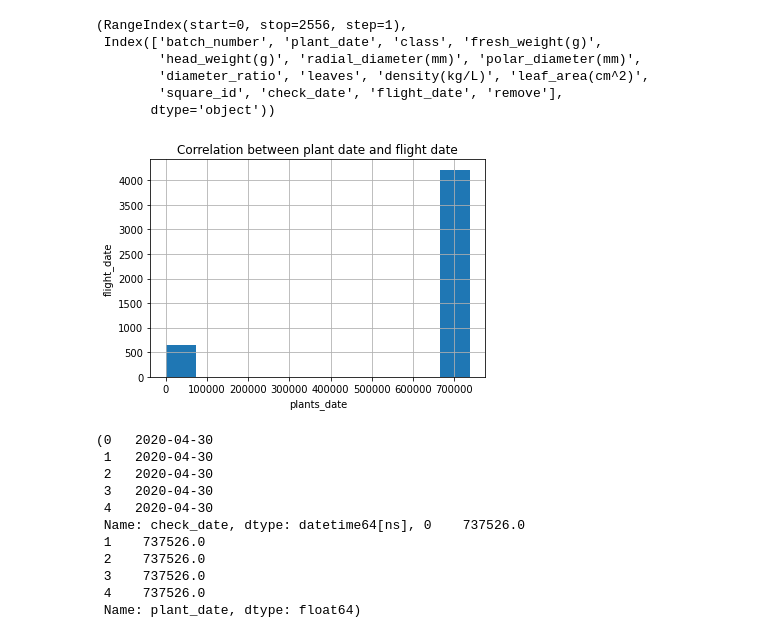
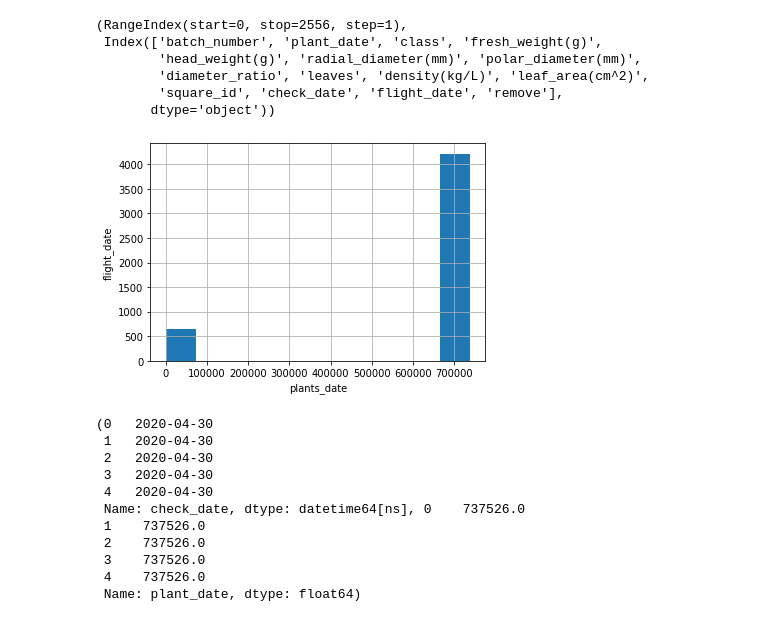
Before and after one commit to cyberanalyst268/Data-Science-and-Decision-Making, a Jupyter notebook: Agrotech-project.ipynb, the cells around one changed output. Drawn from its saved outputs; the diff is of its cells as text; code cells hidden in the pictures.

```diff
--- a/Agrotech-project.ipynb
+++ b/Agrotech-project.ipynb
@@ -136,13 +135,12 @@ fy = plants['flight_date']=plants['flight_date'].map(dt.datetime.toordinal)
 # %%
 #Correlation between plant date and flight date
 days_to_check = pX - fy
 _ = days_to_check.hist()
-plt.title('Correlation between plant date and flight date')
 plt.xlabel('plants_date')
 plt.ylabel('flight_date')
 plt.savefig('corrplantflight.jpeg')
 # %% [output]
-[figure, old version]
+[figure, new version]
 # %%
 # Merge Plants and Weather Datasets
 frames =[plants,weather]
```
Also changed, not shown: parts of 7 cells of this notebook.
